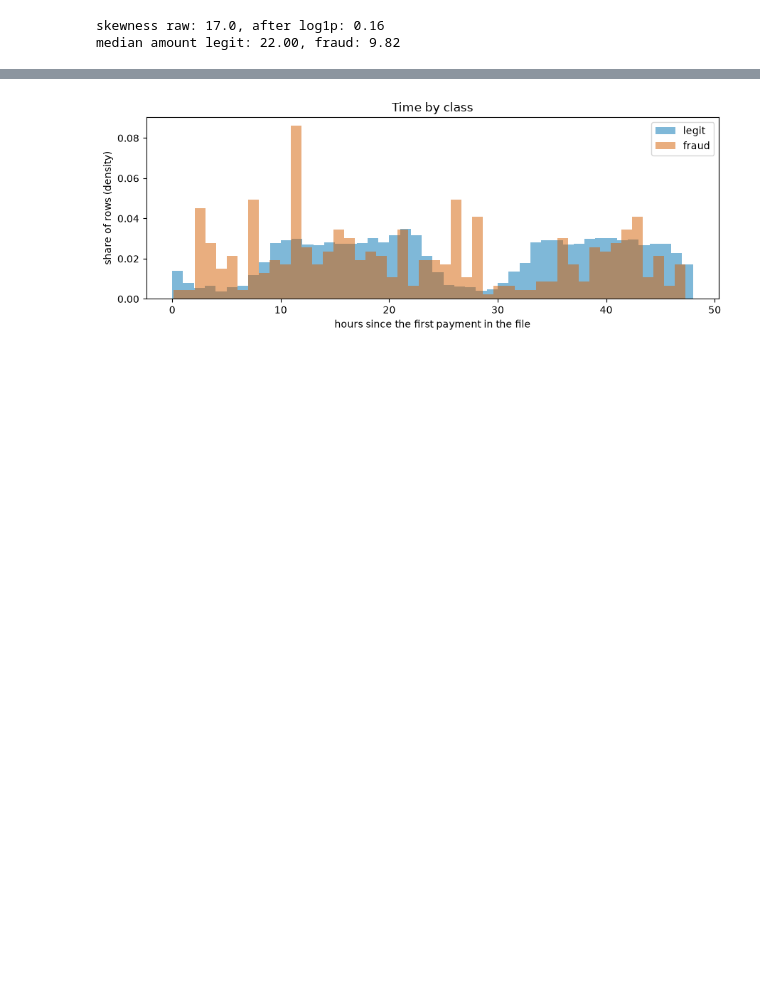
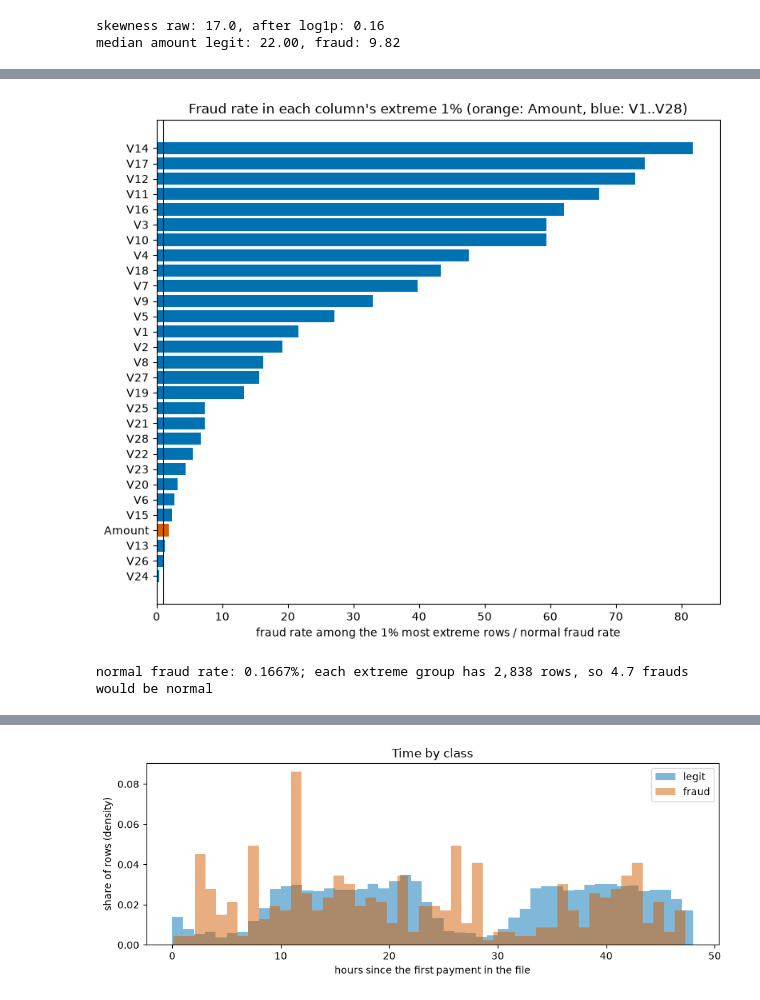
Before and after one commit to RavenKing45/ML_Project2026, a Jupyter notebook: notebooks/01_eda.ipynb, the cells around one changed output, grey strips where cells are left out. Cells and saved outputs as stored; diff of their text form; code cells hidden in the pictures; blank space fills up the shorter version.

Commit message:
EDA: check skewness and extreme values of every model column

```diff
--- a/notebooks/01_eda.ipynb
+++ b/notebooks/01_eda.ipynb
@@ -103,0 +110,8 @@ median amount legit: 22.00, fraud: 9.82
+# %%
+model_columns = df.drop(columns=["Time", "Class"])  # the 29 columns the model sees, raw values
+skewness = model_columns.skew()
+skewness = skewness[skewness.abs().sort_values(ascending=False).index]  # most skewed first
+v_columns = model_columns.drop(columns=["Amount"])
+# log1p(x) only exists for x above -1, so it cannot be used on a column with values of -1 or lower
+print(f"V columns with values of -1 or lower: {(v_columns.min() <= -1).sum()} of {len(v_columns.columns)}")
+skewness.round(2)
@@ -103,0 +143,26 @@ median amount legit: 22.00, fraud: 9.82
+# %%
+normal_rate = df["Class"].mean()
+lift = {}
+extreme_frauds = {}
+for column in model_columns.columns:
+    distance = (model_columns[column] - model_columns[column].median()).abs()
+    extreme = distance >= distance.quantile(0.99)  # the 1% furthest from the middle
+    extreme_frauds[column] = int(df.loc[extreme, "Class"].sum())
+    lift[column] = df.loc[extreme, "Class"].mean() / normal_rate
+lift = pd.Series(lift).sort_values(ascending=False)
+
+fig, ax = plt.subplots(figsize=(8, 7))
+colours = [FRAUD_COLOUR if column == "Amount" else LEGIT_COLOUR for column in lift.index]
+ax.barh(lift.index[::-1], lift.values[::-1], color=colours[::-1])  # biggest bar at the top
+ax.axvline(1, color="black", linewidth=0.8)  # 1 = no more fraud than usual
+ax.set(xlabel="fraud rate among the 1% most extreme rows / normal fraud rate",
+       title="Fraud rate in each column's extreme 1% (orange: Amount, blue: V1..V28)")
+fig.tight_layout()
+fig.savefig(FIGURES_DIR / "eda_outlier_fraud_rate.png", dpi=150)
+plt.show()
+# extreme is the last column's group from the loop; every group is 1% of the rows
+print(f"normal fraud rate: {normal_rate:.4%}; each extreme group has {int(extreme.sum()):,} rows, "
+      f"so {int(extreme.sum()) * normal_rate:.1f} frauds would be normal")
+# %% [output]
+[figure, added]
+normal fraud rate: 0.1667%; each extreme group has 2,838 rows, so 4.7 frauds would be normal
```
Also changed, not shown: parts of 12 cells of this notebook, 1 other file.
